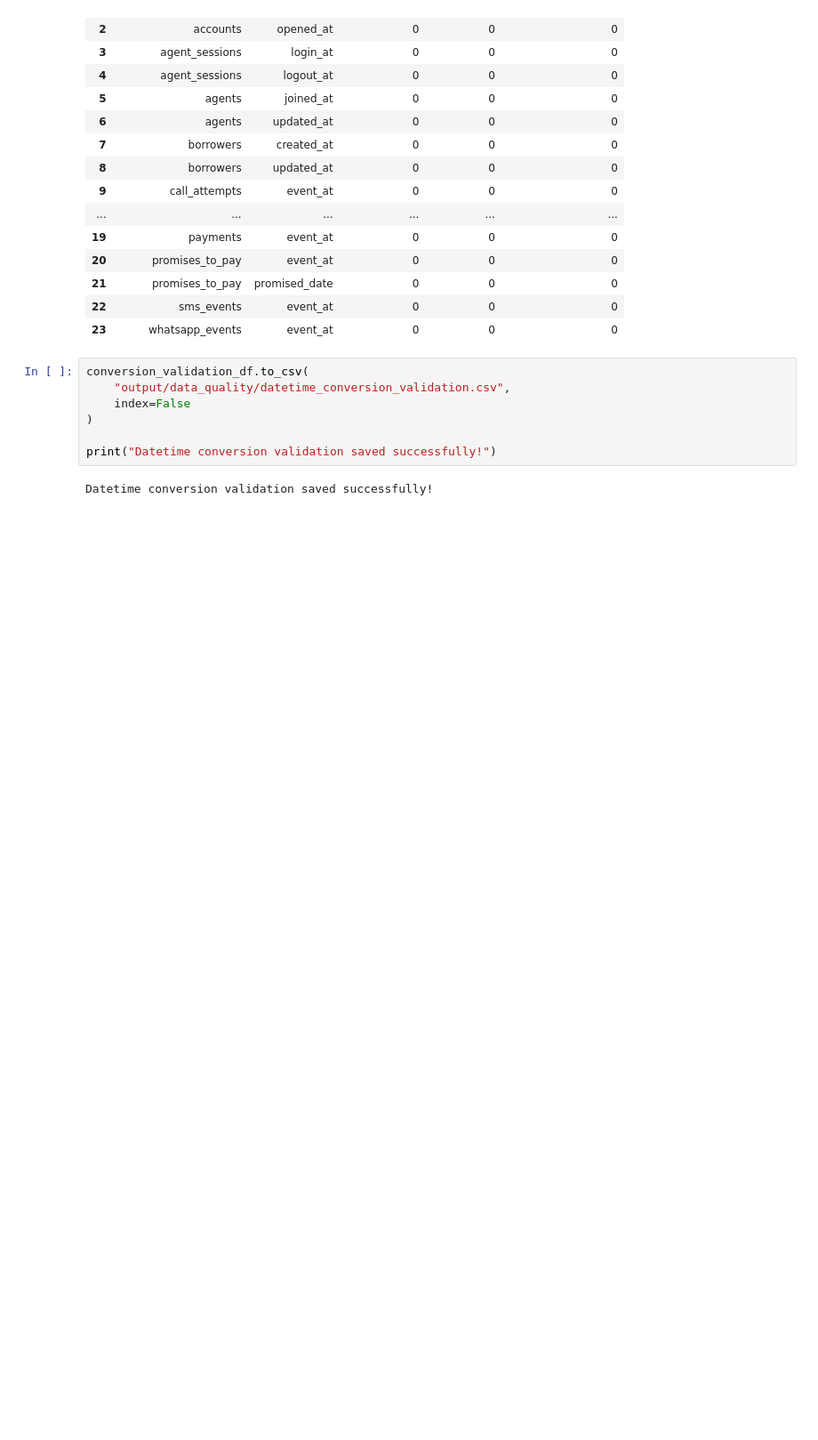
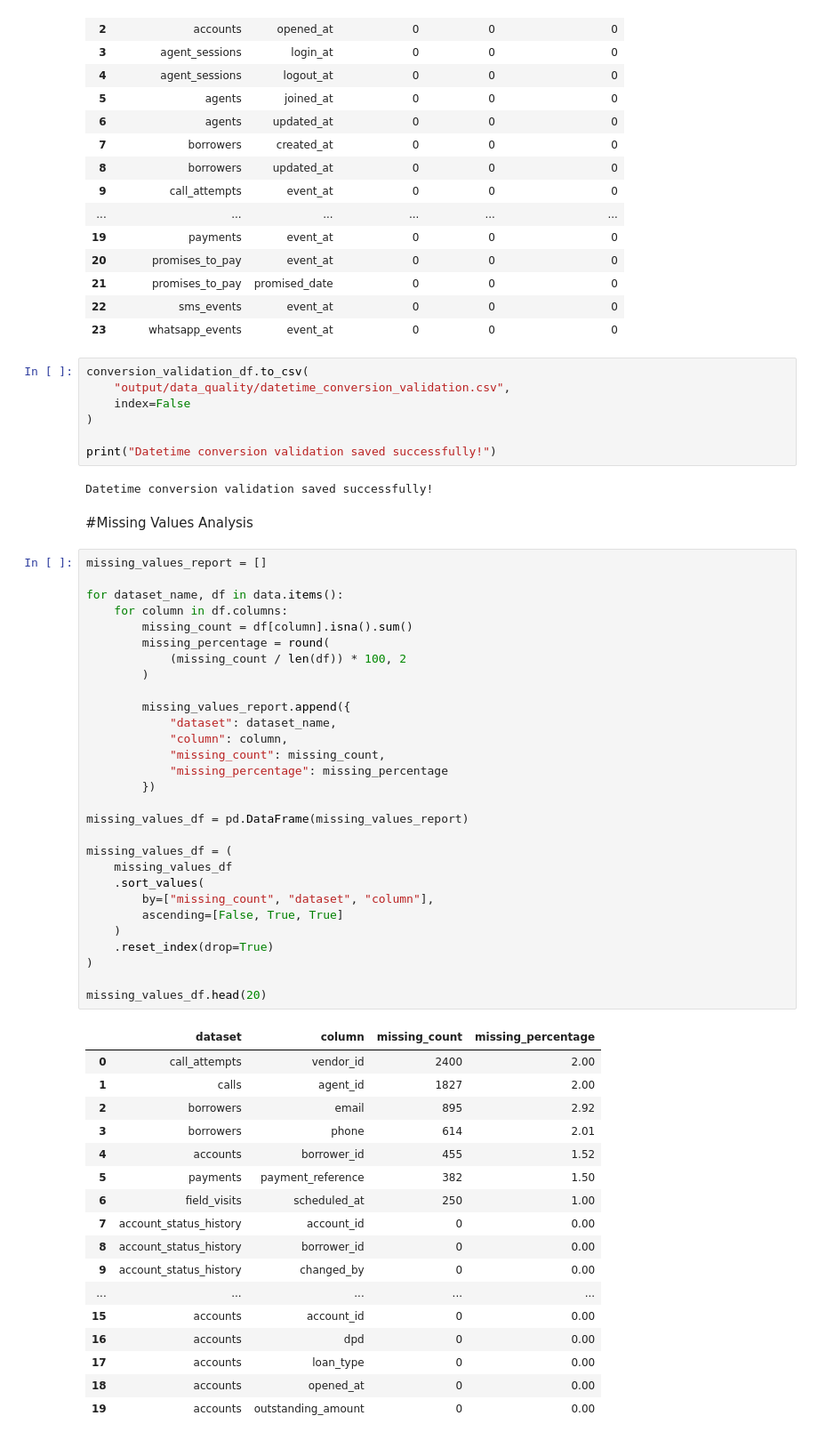
Before and after one commit to Rohit3435/Data_Analyst_Assignment, a Jupyter notebook: Data_Analyst_Project.ipynb, the cells around one changed output. Shown at 89% size. Saved outputs shown, nothing was run; the diff lists cells and outputs as text; blank space fills up the shorter version.

Commit message:
Missing Values Analysis

```diff
--- a/Data_Analyst_Project.ipynb
+++ b/Data_Analyst_Project.ipynb
@@ -769,3 +769,52 @@ conversion_validation_df.to_csv(
 print("Datetime conversion validation saved successfully!")
 # %% [output]
 Datetime conversion validation saved successfully!
+# %% [markdown]
+#Missing Values Analysis
+# %%
+missing_values_report = []
+
+for dataset_name, df in data.items():
+    for column in df.columns:
+        missing_count = df[column].isna().sum()
+        missing_percentage = round(
+            (missing_count / len(df)) * 100, 2
+        )
+
+        missing_values_report.append({
+            "dataset": dataset_name,
+            "column": column,
+            "missing_count": missing_count,
+            "missing_percentage": missing_percentage
+        })
+
+missing_values_df = pd.DataFrame(missing_values_report)
+
+missing_values_df = (
+    missing_values_df
+    .sort_values(
+        by=["missing_count", "dataset", "column"],
+        ascending=[False, True, True]
+    )
+    .reset_index(drop=True)
+)
+
+missing_values_df.head(20)
+# %% [output]
+|  | dataset | column | missing_count | missing_percentage |
+| 0 | call_attempts | vendor_id | 2400 | 2.00 |
+| 1 | calls | agent_id | 1827 | 2.00 |
+| 2 | borrowers | email | 895 | 2.92 |
+| 3 | borrowers | phone | 614 | 2.01 |
+| 4 | accounts | borrower_id | 455 | 1.52 |
+| 5 | payments | payment_reference | 382 | 1.50 |
+| 6 | field_visits | scheduled_at | 250 | 1.00 |
+| 7 | account_status_history | account_id | 0 | 0.00 |
+| 8 | account_status_history | borrower_id | 0 | 0.00 |
+| 9 | account_status_history | changed_by | 0 | 0.00 |
+| ... | ... | ... | ... | ... |
+| 15 | accounts | account_id | 0 | 0.00 |
+| 16 | accounts | dpd | 0 | 0.00 |
+| 17 | accounts | loan_type | 0 | 0.00 |
+| 18 | accounts | opened_at | 0 | 0.00 |
+| 19 | accounts | outstanding_amount | 0 | 0.00 |
```
Also changed, not shown: parts of 7 cells of this notebook, 1 other file.
